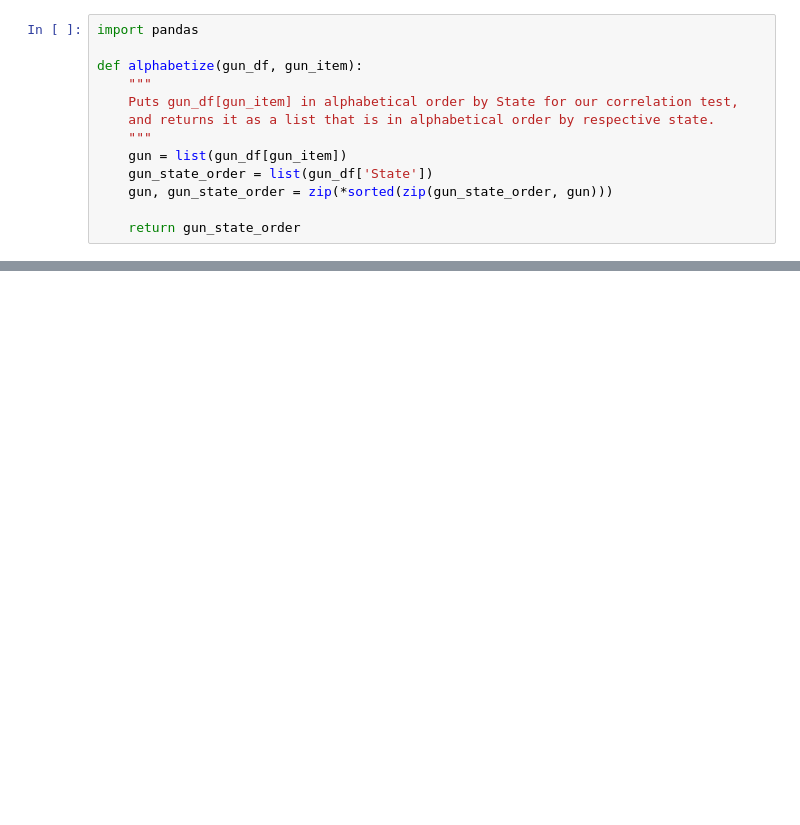
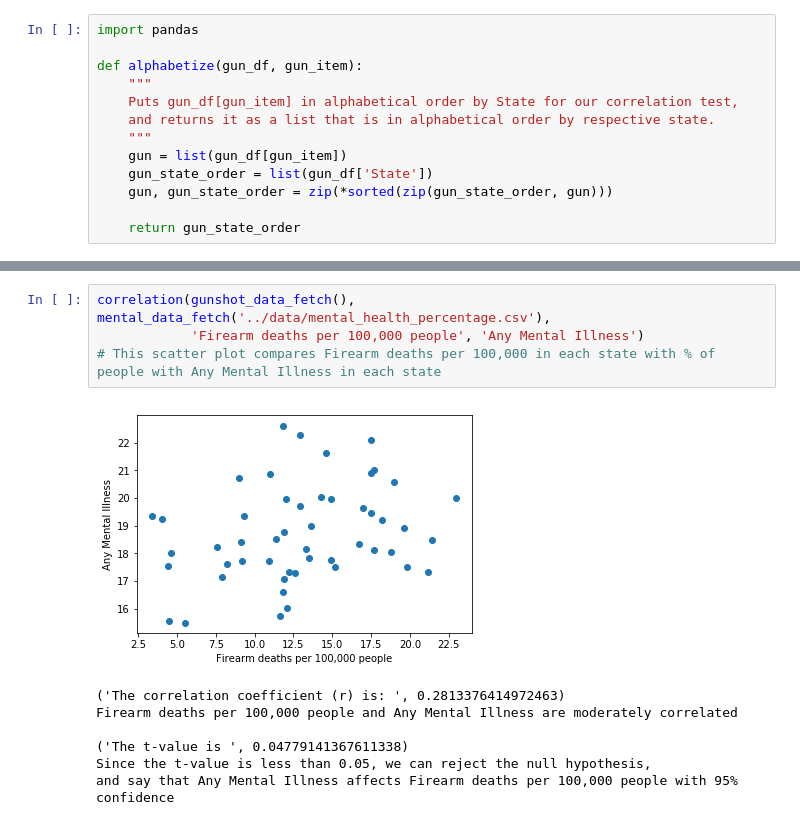
Before and after one commit to KennySitu/Team_Two_But_-1_In_Standings, a Jupyter notebook: Correlation/Correlations.ipynb, the cells around one changed output, grey strips where cells are left out. Cells and saved outputs as stored; diff of their text form; blank space fills up the shorter version.

```diff
--- a/Correlation/Correlations.ipynb
+++ b/Correlation/Correlations.ipynb
@@ -232,0 +336,12 @@ correlation(gunshot_data_fetch(), mental_to_float(), 'Firearm deaths per 100,000
+# %%
+correlation(gunshot_data_fetch(), mental_data_fetch('../data/mental_health_percentage.csv'),
+            'Firearm deaths per 100,000 people', 'Any Mental Illness')
+# This scatter plot compares Firearm deaths per 100,000 in each state with % of people with Any Mental Illness in each state
+# %% [output]
+[figure, added]
+('The correlation coefficient (r) is: ', 0.2813376414972463)
+Firearm deaths per 100,000 people and Any Mental Illness are moderately correlated
+
+('The t-value is ', 0.04779141367611338)
+Since the t-value is less than 0.05, we can reject the null hypothesis,
+and say that Any Mental Illness affects Firearm deaths per 100,000 people with 95% confidence
```
Also changed, not shown: parts of 25 cells of this notebook.
